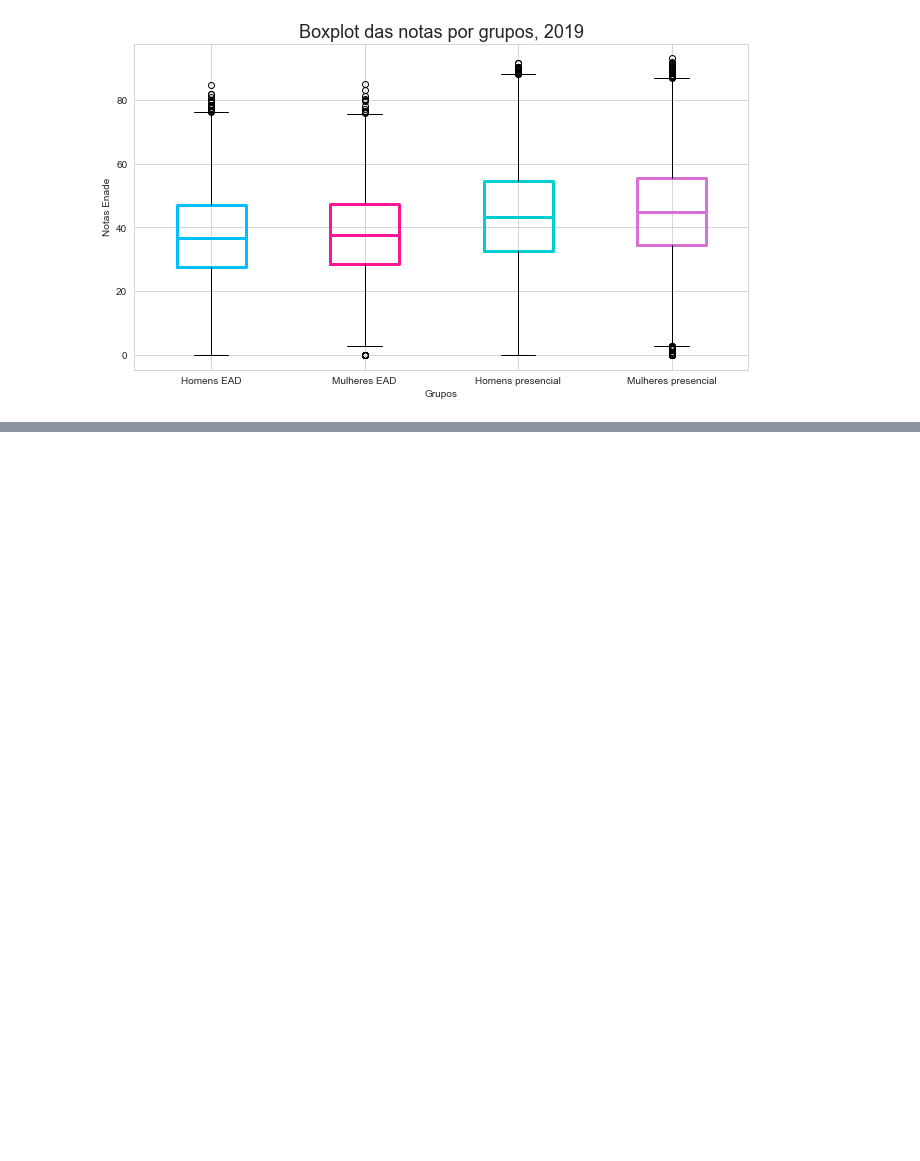
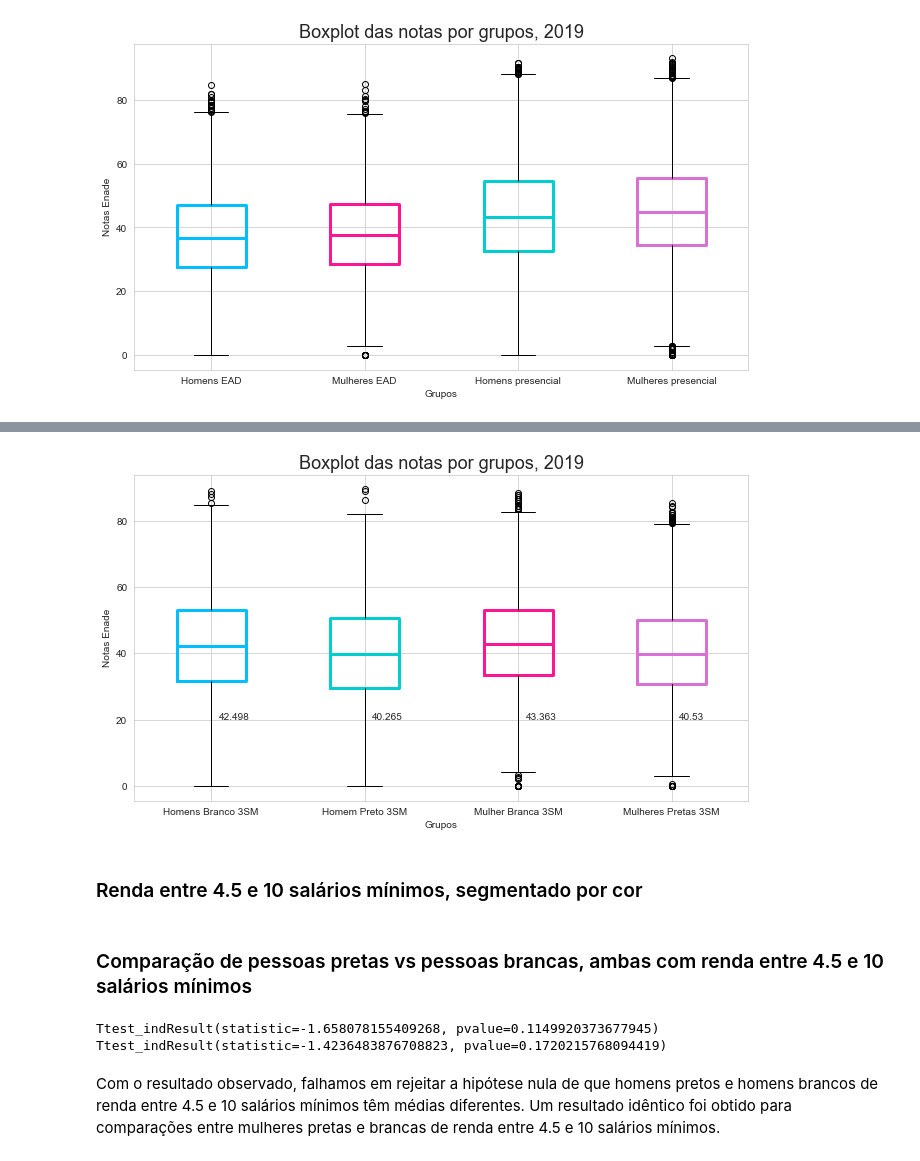
Before and after one commit to renatanesio/dados-universitarios-brasil, a Jupyter notebook: Estudo de Dados Universitários do Brasil.ipynb, the cells around one changed output, grey strips where cells are left out. Cells and saved outputs as stored; diff of their text form; code cells hidden in the pictures; blank space fills up the shorter version.

```diff
--- a/Estudo de Dados Universitários do Brasil.ipynb
+++ b/Estudo de Dados Universitários do Brasil.ipynb
@@ -583,0 +744,40 @@ plt.ylabel("Notas Enade");
+# %%
+#e1 Homem Branco até 3M
+#e2  "Mulher Branca até 3M"
+#e3  Homem Preto até 3M
+#e4 "Mulheres preta até 3M
+
+dados2019=[e1,e3,e2,e4]
+#print(dados2010)
+
+
+
+# Tamanho do gráfico em polegadas
+plt.figure(figsize =(11, 6))
+
+#Plotando o boxplot
+bplots = plt.boxplot(dados2019,  vert = 1, patch_artist = False, labels=["Homens Branco 3SM", "Homem Preto 3SM","Mulher Branca 3SM", "Mulheres Pretas 3SM" ])
+colors = ['deepskyblue', 'darkturquoise','deeppink',  'orchid']
+c = 0
+for i, bplot in enumerate(bplots['boxes']):
+    bplot.set(color=colors[c], linewidth=3)
+    c += 1
+
+c4 = 0
+for median in bplots['medians']:
+    median.set(color=colors[c4], linewidth=3)
+    c4 +=1
+
+
+# Adicionando Título ao gráfico
+plt.title("Boxplot das notas por grupos, 2019", loc="center", fontsize=18)
+plt.xlabel("Grupos")
+plt.ylabel("Notas Enade")
+plt.text(1.05, 20, e1_media)
+plt.text(2.05, 20, e3_media)
+plt.text(3.05, 20, e2_media)
+plt.text(4.05, 20, e4_media);
+# %% [output]
+[figure, added]
+# %% [markdown]
+### Renda entre 4.5 e 10 salários mínimos, segmentado por cor
@@ -583,0 +803,14 @@ plt.ylabel("Notas Enade");
+# %% [markdown]
+### Comparação de pessoas pretas vs pessoas brancas, ambas com renda entre 4.5 e 10 salários mínimos
+# %%
+homens_contra_homens_cor_10sm = stats.ttest_ind(media_pretos_10sm["M"],  media_brancos_10sm["M"], equal_var = False)
+mulheres_contra_mulheres_cor_10sm = stats.ttest_ind(media_pretos_10sm["F"],  media_brancos_10sm["F"], equal_var = False)
+
+
+print(homens_contra_homens_cor_10sm)
+print(mulheres_contra_mulheres_cor_10sm)
+# %% [output]
+Ttest_indResult(statistic=-1.658078155409268, pvalue=0.1149920373677945)
+Ttest_indResult(statistic=-1.4236483876708823, pvalue=0.1720215768094419)
+# %% [markdown]
+Com o resultado observado, falhamos em rejeitar a hipótese nula de que homens pretos e homens brancos de renda entre 4.5 e 10 salários mínimos têm médias diferentes. Um resultado idêntico foi obtido para comparações entre mulheres pretas e brancas de renda entre 4.5 e 10 salários mínimos.
```
Also changed, not shown: parts of 31 cells of this notebook.
